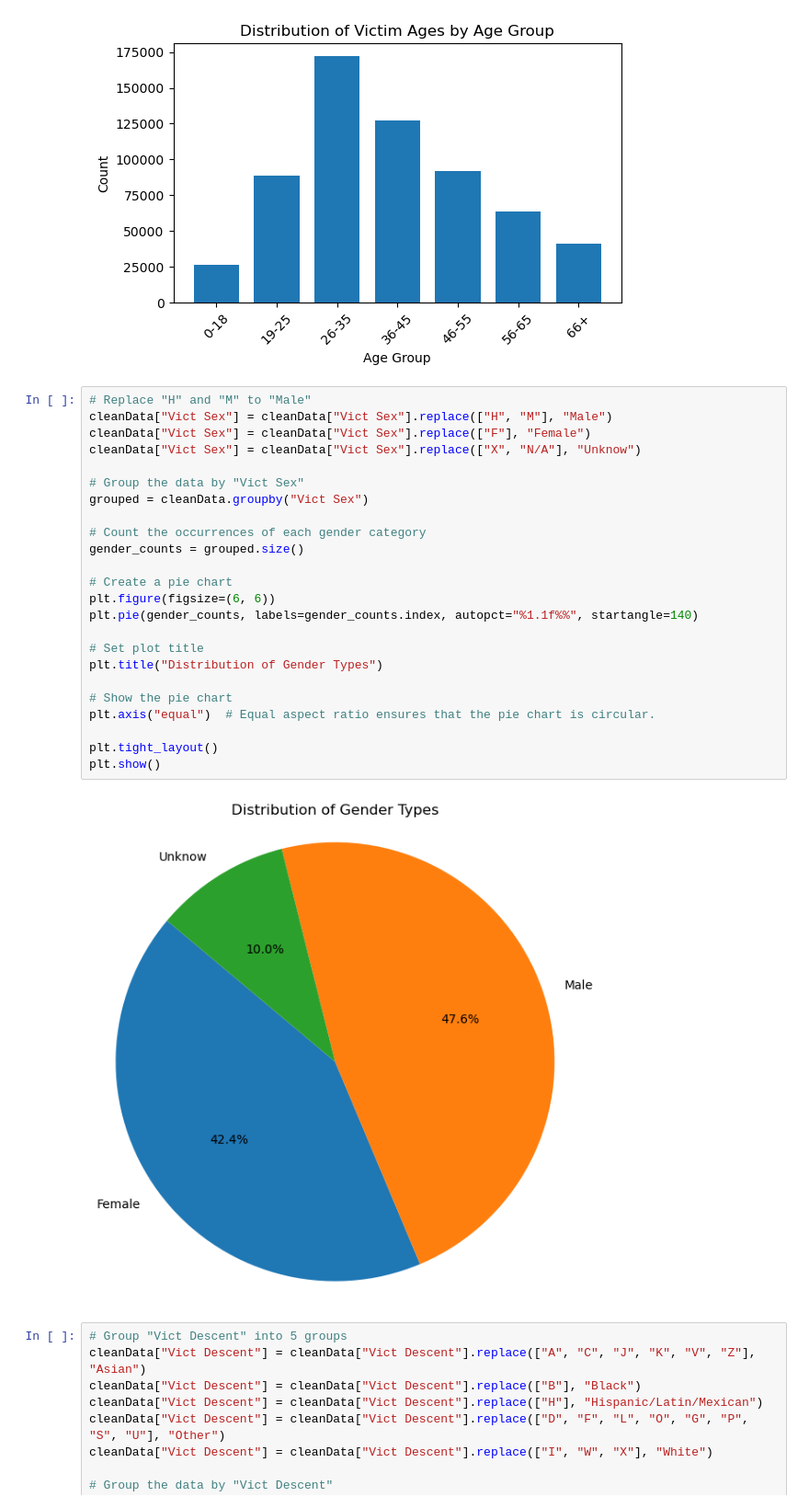
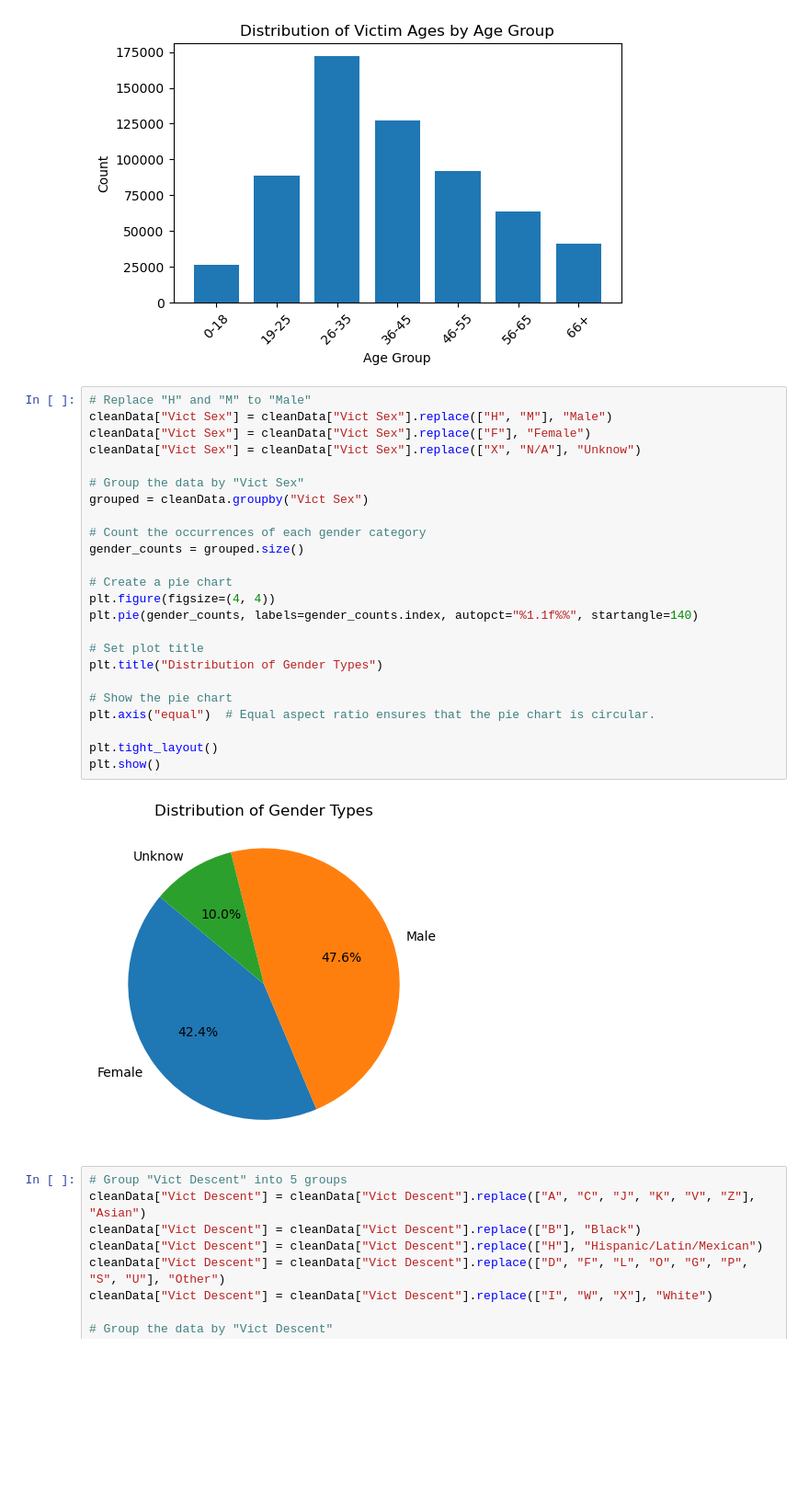
Before and after one commit to Cookees81/CityofAngels, a Jupyter notebook: LACrime.ipynb, the cells around one changed output. Shown at 92% size. Saved outputs shown, nothing was run; the diff lists cells and outputs as text; blank space fills up the shorter version.

```diff
--- a/LACrime.ipynb
+++ b/LACrime.ipynb
@@ -415,29 +415,29 @@ plt.show()
 # %%
 # Replace "H" and "M" to "Male"
 cleanData["Vict Sex"] = cleanData["Vict Sex"].replace(["H", "M"], "Male")
 cleanData["Vict Sex"] = cleanData["Vict Sex"].replace(["F"], "Female")
 cleanData["Vict Sex"] = cleanData["Vict Sex"].replace(["X", "N/A"], "Unknow")
 
 # Group the data by "Vict Sex"
 grouped = cleanData.groupby("Vict Sex")
 
 # Count the occurrences of each gender category
 gender_counts = grouped.size()
 
 # Create a pie chart
-plt.figure(figsize=(6, 6))
+plt.figure(figsize=(4, 4))
 plt.pie(gender_counts, labels=gender_counts.index, autopct="%1.1f%%", startangle=140)
 
 # Set plot title
 plt.title("Distribution of Gender Types")
 
 # Show the pie chart
 plt.axis("equal")  # Equal aspect ratio ensures that the pie chart is circular.
 
 plt.tight_layout()
 plt.show()
 # %% [output]
-[figure, old version]
+[figure, new version]
 # %%
 # Group "Vict Descent" into 5 groups
 cleanData["Vict Descent"] = cleanData["Vict Descent"].replace(["A", "C", "J", "K", "V", "Z"], "Asian")
```
Also changed, not shown: parts of 2 cells of this notebook.
